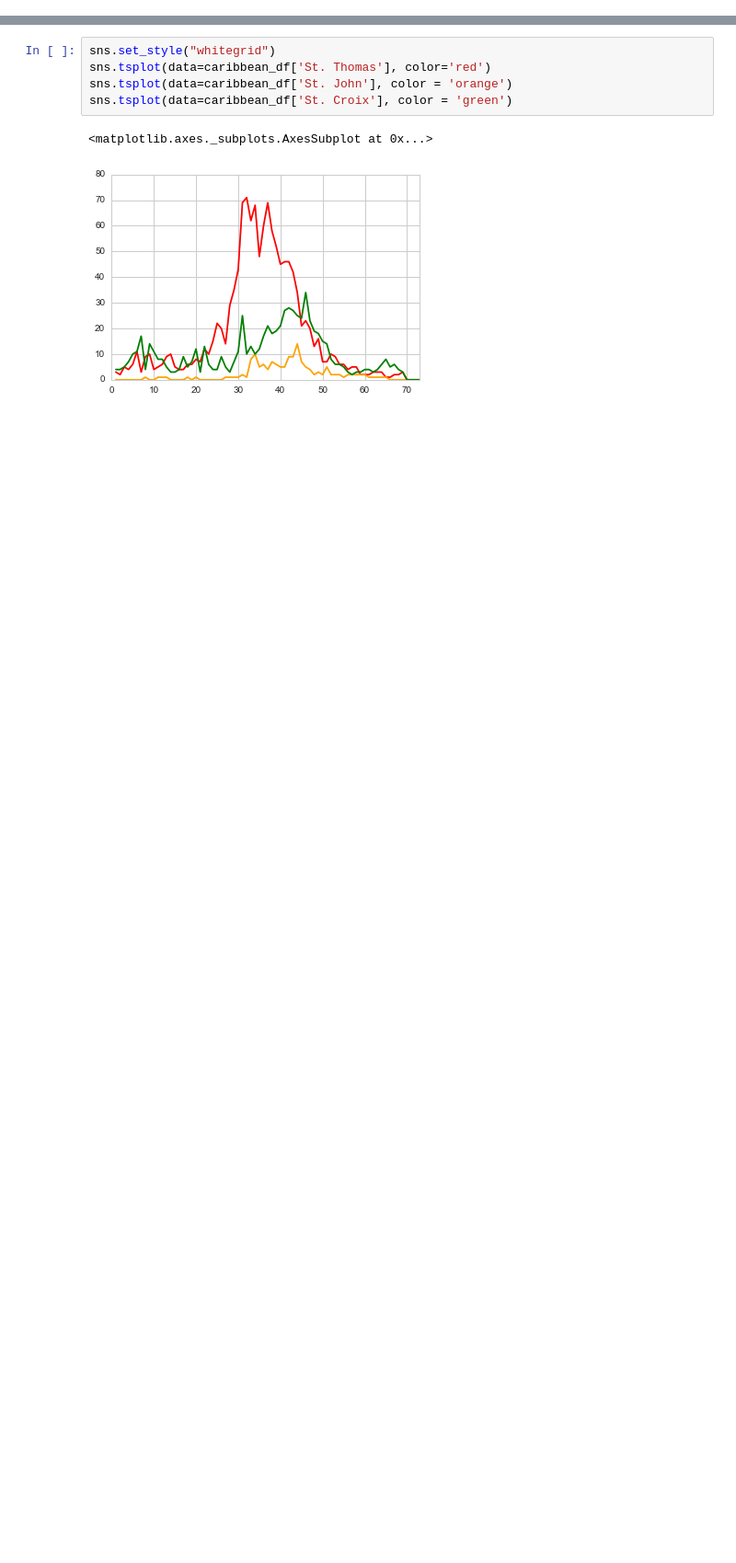
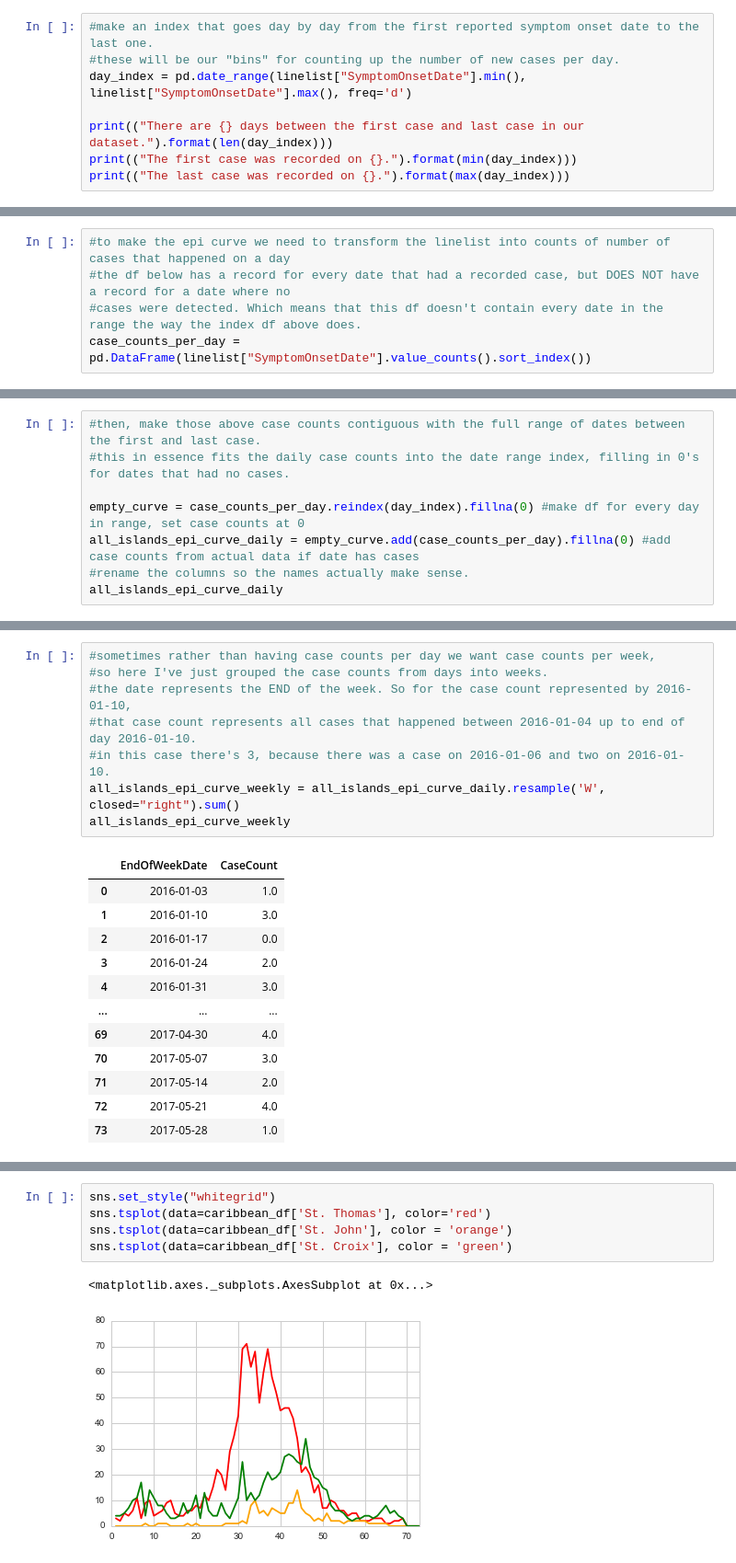
Before and after one commit to blab/zika-usvi, a Jupyter notebook: scripts/incidence-plotting.ipynb, the cells around one changed output, grey strips where cells are left out. Shown: that part at 92% size. Saved outputs shown, nothing was run; the diff lists cells and outputs as text; blank space fills up the shorter version.

```diff
--- a/scripts/incidence-plotting.ipynb
+++ b/scripts/incidence-plotting.ipynb
@@ -42,0 +27,8 @@ plt.show()
+# %%
+#make an index that goes day by day from the first reported symptom onset date to the last one.
+#these will be our "bins" for counting up the number of new cases per day.
+day_index = pd.date_range(linelist["SymptomOnsetDate"].min(), linelist["SymptomOnsetDate"].max(), freq='d')
+
+print(("There are {} days between the first case and last case in our dataset.").format(len(day_index)))
+print(("The first case was recorded on {}.").format(min(day_index)))
+print(("The last case was recorded on {}.").format(max(day_index)))
@@ -42,0 +39,5 @@ plt.show()
+# %%
+#to make the epi curve we need to transform the linelist into counts of number of cases that happened on a day
+#the df below has a record for every date that had a recorded case, but DOES NOT have a record for a date where no
+#cases were detected. Which means that this df doesn't contain every date in the range the way the index df above does.
+case_counts_per_day = pd.DataFrame(linelist["SymptomOnsetDate"].value_counts().sort_index())
@@ -42,0 +58,8 @@ plt.show()
+# %%
+#then, make those above case counts contiguous with the full range of dates between the first and last case.
+#this in essence fits the daily case counts into the date range index, filling in 0's for dates that had no cases.
+
+empty_curve = case_counts_per_day.reindex(day_index).fillna(0) #make df for every day in range, set case counts at 0
+all_islands_epi_curve_daily = empty_curve.add(case_counts_per_day).fillna(0) #add case counts from actual data if date has cases
+#rename the columns so the names actually make sense.
+all_islands_epi_curve_daily
@@ -42,0 +80,21 @@ plt.show()
+# %%
+#sometimes rather than having case counts per day we want case counts per week,
+#so here I've just grouped the case counts from days into weeks.
+#the date represents the END of the week. So for the case count represented by 2016-01-10,
+#that case count represents all cases that happened between 2016-01-04 up to end of day 2016-01-10.
+#in this case there's 3, because there was a case on 2016-01-06 and two on 2016-01-10.
+all_islands_epi_curve_weekly = all_islands_epi_curve_daily.resample('W', closed="right").sum()
+all_islands_epi_curve_weekly
+# %% [output]
+|  | EndOfWeekDate | CaseCount |
+| 0 | 2016-01-03 | 1.0 |
+| 1 | 2016-01-10 | 3.0 |
+| 2 | 2016-01-17 | 0.0 |
+| 3 | 2016-01-24 | 2.0 |
+| 4 | 2016-01-31 | 3.0 |
+| ... | ... | ... |
+| 69 | 2017-04-30 | 4.0 |
+| 70 | 2017-05-07 | 3.0 |
+| 71 | 2017-05-14 | 2.0 |
+| 72 | 2017-05-21 | 4.0 |
+| 73 | 2017-05-28 | 1.0 |
```
Also changed, not shown: parts of 9 cells of this notebook.
